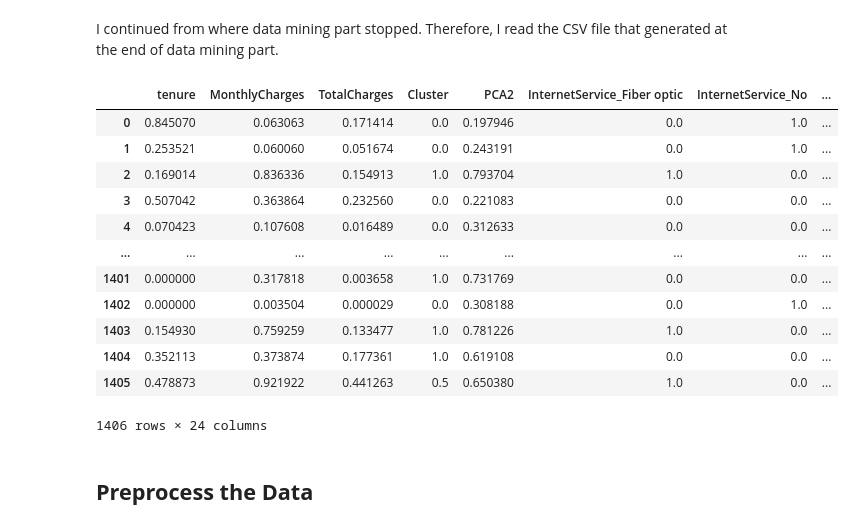
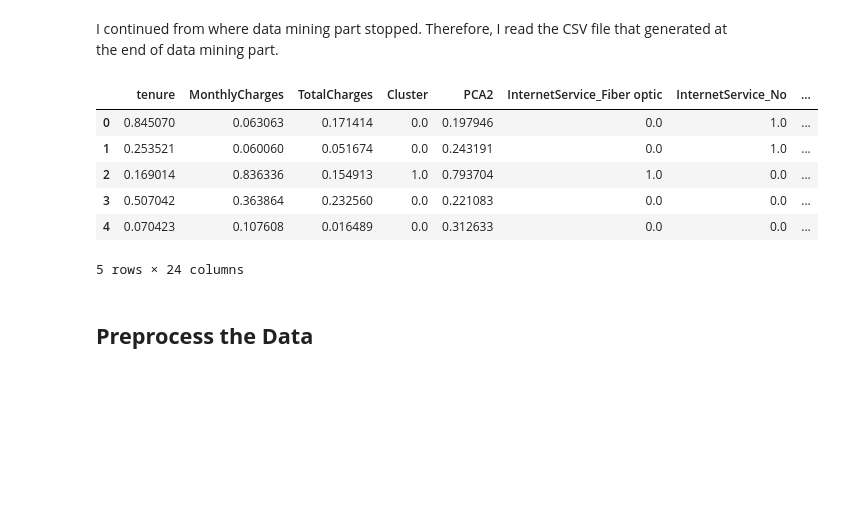
Before and after one commit to kishon45229/Customer-Churn-Prediction-in-Telecom-Industry, a Jupyter notebook: Evaluation_and_Interpretation.ipynb, the cells around one changed output. Drawn from its saved outputs; the diff is of its cells as text; code cells hidden in the pictures; blank space fills up the shorter version.

```diff
--- a/Evaluation_and_Interpretation.ipynb
+++ b/Evaluation_and_Interpretation.ipynb
@@ -29,21 +29,15 @@ from google.colab import files
 I continued from where data mining part stopped. Therefore, I read the CSV file that generated at the end of data mining part.
 # %%
 df = pd.read_csv('/content/drive/MyDrive/Colab Notebooks/Nature Inspired Algorithms/Mini Project/Data Mining completed dataset.csv')
-df
+df.head()
 # %% [output]
 |  | tenure | MonthlyCharges | TotalCharges | Cluster | PCA2 | InternetService_Fiber optic | InternetService_No | ... |
 | 0 | 0.845070 | 0.063063 | 0.171414 | 0.0 | 0.197946 | 0.0 | 1.0 | ... |
 | 1 | 0.253521 | 0.060060 | 0.051674 | 0.0 | 0.243191 | 0.0 | 1.0 | ... |
 | 2 | 0.169014 | 0.836336 | 0.154913 | 1.0 | 0.793704 | 1.0 | 0.0 | ... |
 | 3 | 0.507042 | 0.363864 | 0.232560 | 0.0 | 0.221083 | 0.0 | 0.0 | ... |
 | 4 | 0.070423 | 0.107608 | 0.016489 | 0.0 | 0.312633 | 0.0 | 0.0 | ... |
-| ... | ... | ... | ... | ... | ... | ... | ... | ... |
-| 1401 | 0.000000 | 0.317818 | 0.003658 | 1.0 | 0.731769 | 0.0 | 0.0 | ... |
-| 1402 | 0.000000 | 0.003504 | 0.000029 | 0.0 | 0.308188 | 0.0 | 1.0 | ... |
-| 1403 | 0.154930 | 0.759259 | 0.133477 | 1.0 | 0.781226 | 1.0 | 0.0 | ... |
-| 1404 | 0.352113 | 0.373874 | 0.177361 | 1.0 | 0.619108 | 0.0 | 0.0 | ... |
-| 1405 | 0.478873 | 0.921922 | 0.441263 | 0.5 | 0.650380 | 1.0 | 0.0 | ... |
-1406 rows × 24 columns
+5 rows × 24 columns
 # %% [markdown]
 ## **Preprocess the Data**
 # %%
```
Also changed, not shown: parts of 41 cells of this notebook.
